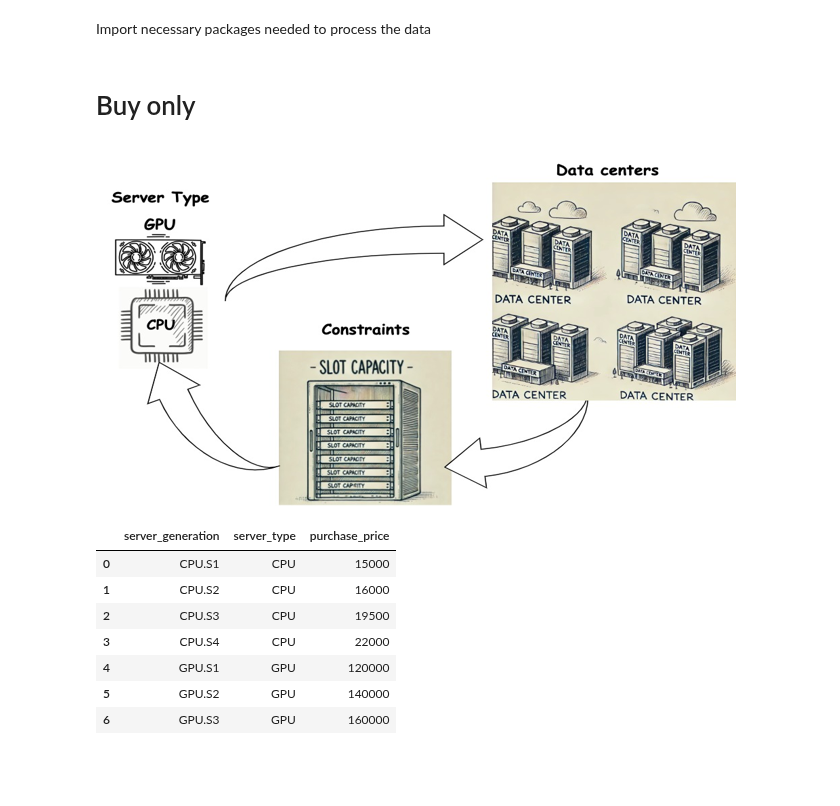
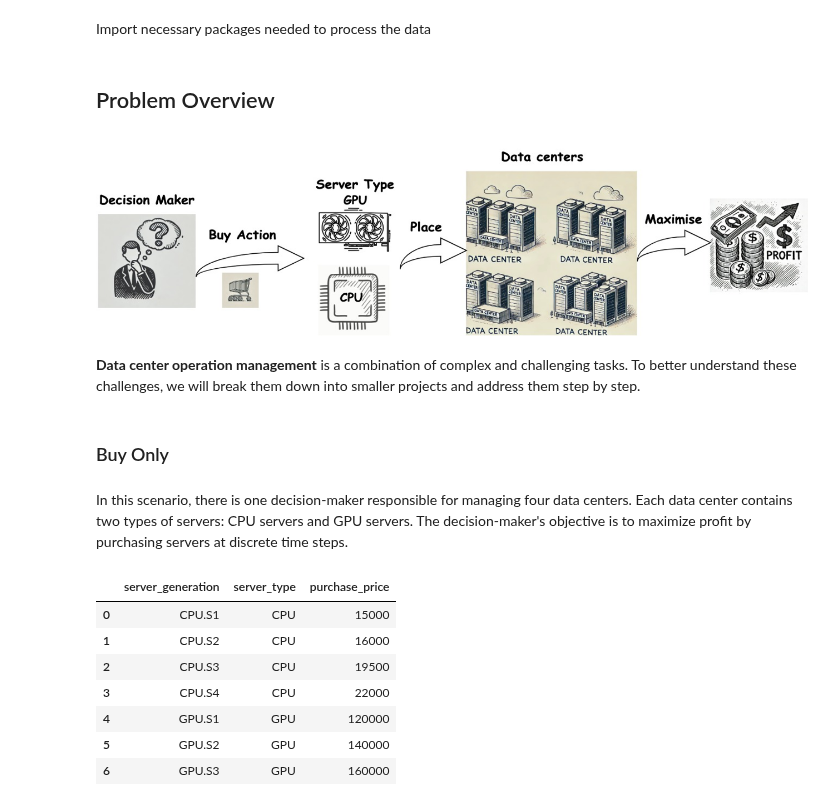
Before and after one commit to Tayerquach/data_center_operations, a Jupyter notebook: Data_centre_101.ipynb, the cells around one changed output. Drawn from its saved outputs; the diff is of its cells as text; code cells hidden in the pictures; blank space fills up the shorter version.

```diff
--- a/Data_centre_101.ipynb
+++ b/Data_centre_101.ipynb
@@ -21,11 +86,22 @@ warnings.filterwarnings("ignore")
+# %% [markdown]
+## Problem Overview
+# %%
+from PIL import Image
+import requests
+from io import BytesIO
+
+img = Image.open(BytesIO(requests.get('https://github.com/Tayerquach/data_center_operations/blob/master/photo/buy_only.jpg?raw=true').content))
+resized_img = img.resize((1280,360))
+resized_img
+# %% [output]
+[figure, added]
+# %% [markdown]
+
+**Data center operation management** is a combination of complex and challenging tasks. To better understand these challenges, we will break them down into smaller projects and address them step by step.
 # %% [markdown]
-# Buy only
+### Buy Only
-# %%
-img = Image.open(BytesIO(requests.get('https://github.com/Tayerquach/data_center_operations/blob/master/photo/resource_and_constraints.jpg?raw=true').content))
-resized_img = img.resize((640,360))
-resized_img
-# %% [output]
-[figure, removed]
+# %% [markdown]
+In this scenario, there is one decision-maker responsible for managing four data centers. Each data center contains two types of servers: CPU servers and GPU servers. The decision-maker's objective is to maximize profit by purchasing servers at discrete time steps.
 # %%
 servers = pd.read_csv('https://github.com/Tayerquach/data_center_operations/blob/master/data/servers.csv?raw=true')
 servers = servers[['server_generation', 'server_type', 'purchase_price']]
```
Also changed, not shown: parts of 10 cells of this notebook, 1 other file.
